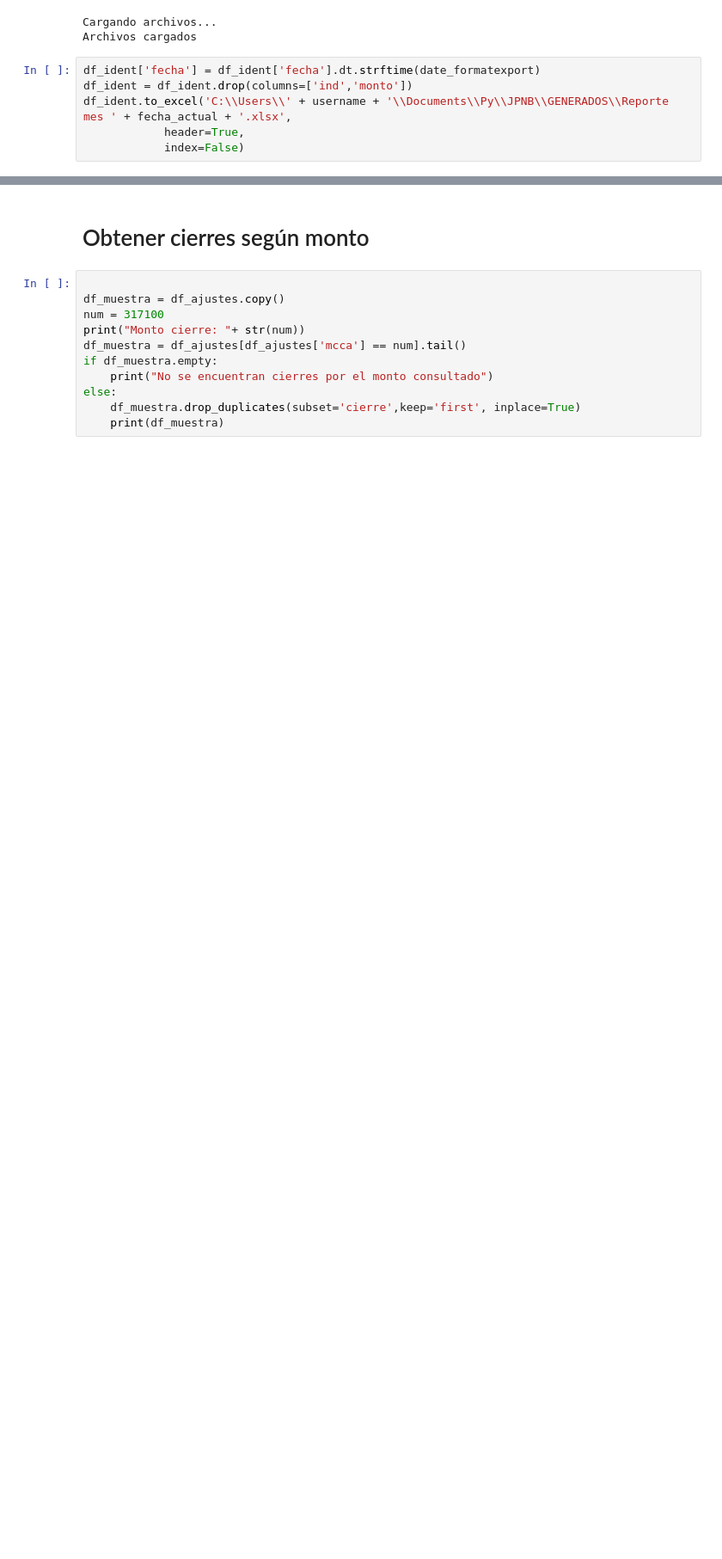
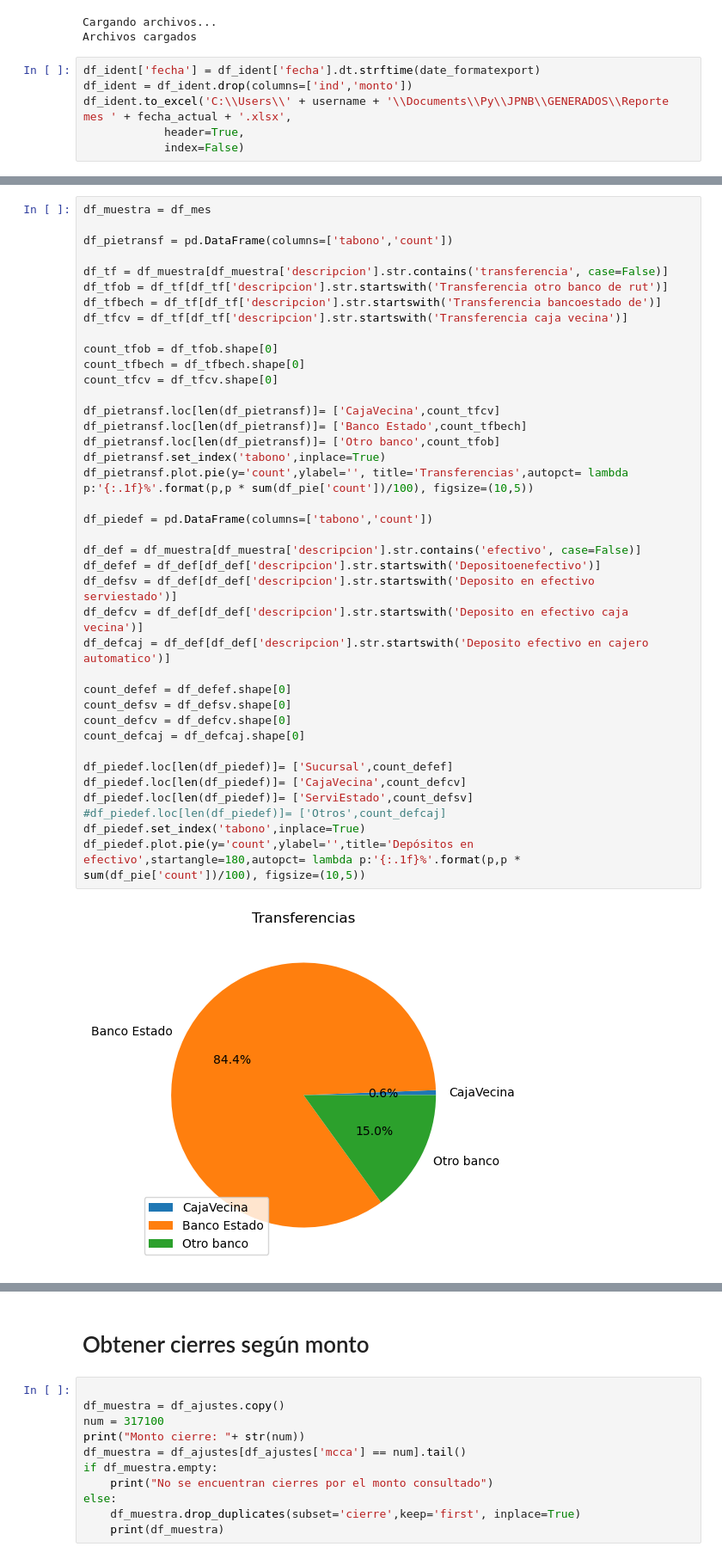
Before and after one commit to Nachholiva/analistaopsjpnb, a Jupyter notebook: ReporteAbonos.ipynb, the cells around one changed output, grey strips where cells are left out. Shown at 86% size. Cells and saved outputs as stored; diff of their text form; blank space fills up the shorter version.

```diff
--- a/ReporteAbonos.ipynb
+++ b/ReporteAbonos.ipynb
@@ -99,0 +96,41 @@ print (df_muestra)
+# %%
+df_muestra = df_mes
+
+df_pietransf = pd.DataFrame(columns=['tabono','count'])
+
+df_tf = df_muestra[df_muestra['descripcion'].str.contains('transferencia', case=False)]
+df_tfob = df_tf[df_tf['descripcion'].str.startswith('Transferencia otro banco de rut')]
+df_tfbech = df_tf[df_tf['descripcion'].str.startswith('Transferencia bancoestado de')]
+df_tfcv = df_tf[df_tf['descripcion'].str.startswith('Transferencia caja vecina')]
+
+count_tfob = df_tfob.shape[0]
+count_tfbech = df_tfbech.shape[0]
+count_tfcv = df_tfcv.shape[0]
+
+df_pietransf.loc[len(df_pietransf)]= ['CajaVecina',count_tfcv]
+df_pietransf.loc[len(df_pietransf)]= ['Banco Estado',count_tfbech]
+df_pietransf.loc[len(df_pietransf)]= ['Otro banco',count_tfob]
+df_pietransf.set_index('tabono',inplace=True)
+df_pietransf.plot.pie(y='count',ylabel='', title='Transferencias',autopct= lambda p:'{:.1f}%'.format(p,p * sum(df_pie['count'])/100), figsize=(10,5))
+
+df_piedef = pd.DataFrame(columns=['tabono','count'])
+
+df_def = df_muestra[df_muestra['descripcion'].str.contains('efectivo', case=False)]
+df_defef = df_def[df_def['descripcion'].str.startswith('Depositoenefectivo')]
+df_defsv = df_def[df_def['descripcion'].str.startswith('Deposito en efectivo serviestado')]
+df_defcv = df_def[df_def['descripcion'].str.startswith('Deposito en efectivo caja vecina')]
+df_defcaj = df_def[df_def['descripcion'].str.startswith('Deposito efectivo en cajero automatico')]
+
+count_defef = df_defef.shape[0]
+count_defsv = df_defsv.shape[0]
+count_defcv = df_defcv.shape[0]
+count_defcaj = df_defcaj.shape[0]
+
+df_piedef.loc[len(df_piedef)]= ['Sucursal',count_defef]
+df_piedef.loc[len(df_piedef)]= ['CajaVecina',count_defcv]
+df_piedef.loc[len(df_piedef)]= ['ServiEstado',count_defsv]
+#df_piedef.loc[len(df_piedef)]= ['Otros',count_defcaj]
+df_piedef.set_index('tabono',inplace=True)
+df_piedef.plot.pie(y='count',ylabel='',title='Depósitos en efectivo',startangle=180,autopct= lambda p:'{:.1f}%'.format(p,p * sum(df_pie['count'])/100), figsize=(10,5))
+# %% [output]
+[figure, added]
```
Also changed, not shown: parts of 11 cells of this notebook, 12 other files.
